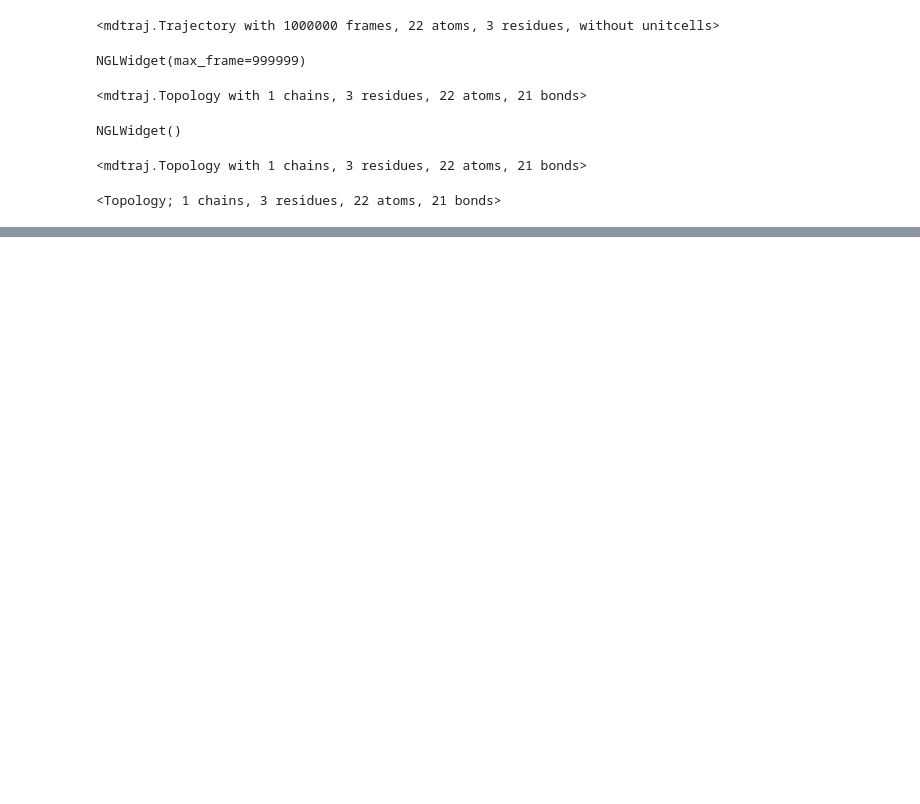
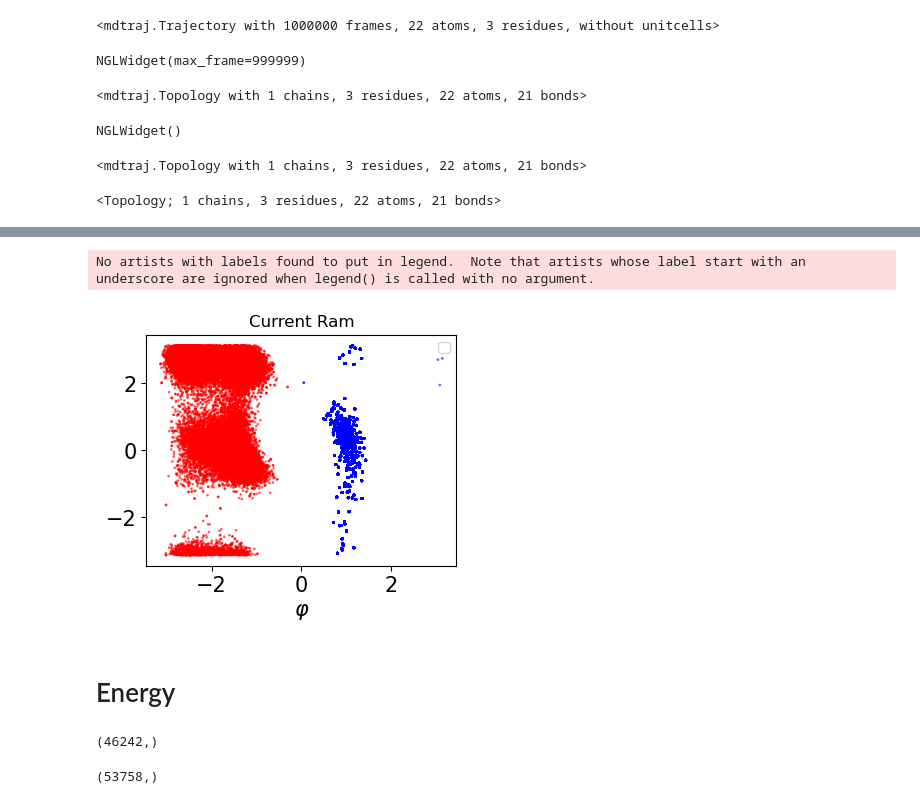
Before and after one commit to seonghyun26/tbg, a Jupyter notebook: data/AD2/state.ipynb, the cells around one changed output, grey strips where cells are left out. Cells and saved outputs as stored; diff of their text form; code cells hidden in the pictures; blank space fills up the shorter version.

```diff
--- a/data/AD2/state.ipynb
+++ b/data/AD2/state.ipynb
@@ -67,0 +140,12 @@ print(topology)
+# %%
+fig, ax = plt.subplots(figsize=(4, 3))
+plot_range = [-3.2, 3.2]
+ax.scatter(phi, psi, s=1, color=color, alpha=0.5)
+ax.legend()
+ax.set_title("Current Ram")
+ax.set_xlabel(r"$\varphi$", fontsize=15)
+ax.xaxis.set_tick_params(labelsize=15)
+ax.yaxis.set_tick_params(labelsize=15)
+# %% [output]
+No artists with labels found to put in legend.  Note that artists whose label start with an underscore are ignored when legend() is called with no argument.
+[figure, added]
@@ -67,0 +155,2 @@ print(topology)
+# %% [markdown]
+# Energy
@@ -67,0 +221,10 @@ print(topology)
+# %%
+data1_energy = potential_energy(label1_data.reshape(-1, 22, 3) / scaling)
+print(data1_energy.shape)
+# %% [output]
+(46242,)
+# %%
+data0_energy = potential_energy(label0_data.reshape(-1, 22, 3) / scaling )
+print(data0_energy.shape)
+# %% [output]
+(53758,)
```
Also changed, not shown: parts of 12 cells of this notebook, 10 other files.
